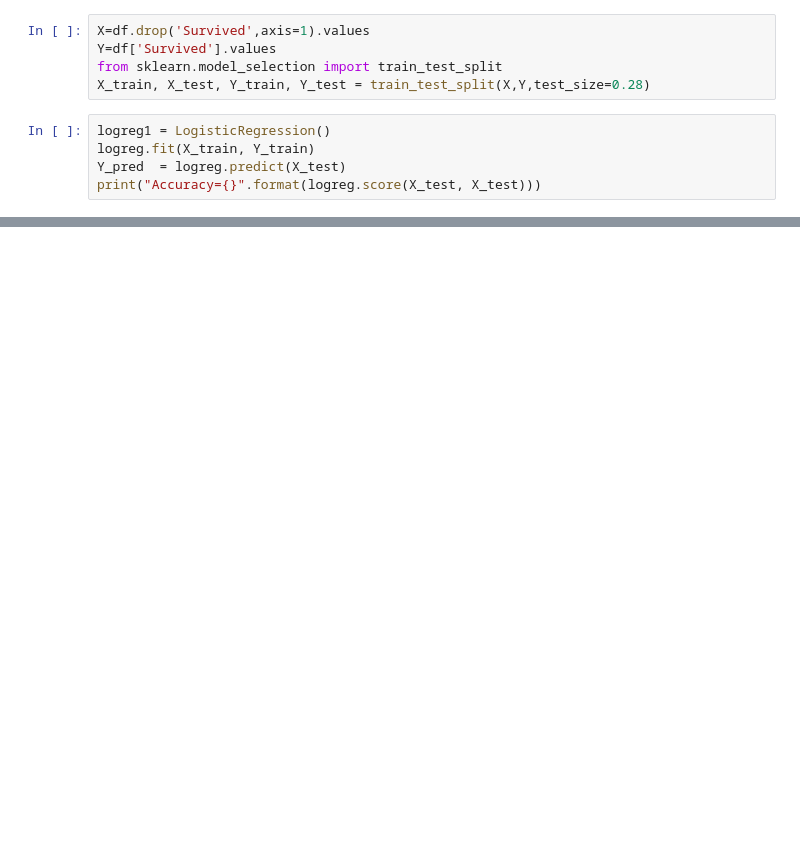
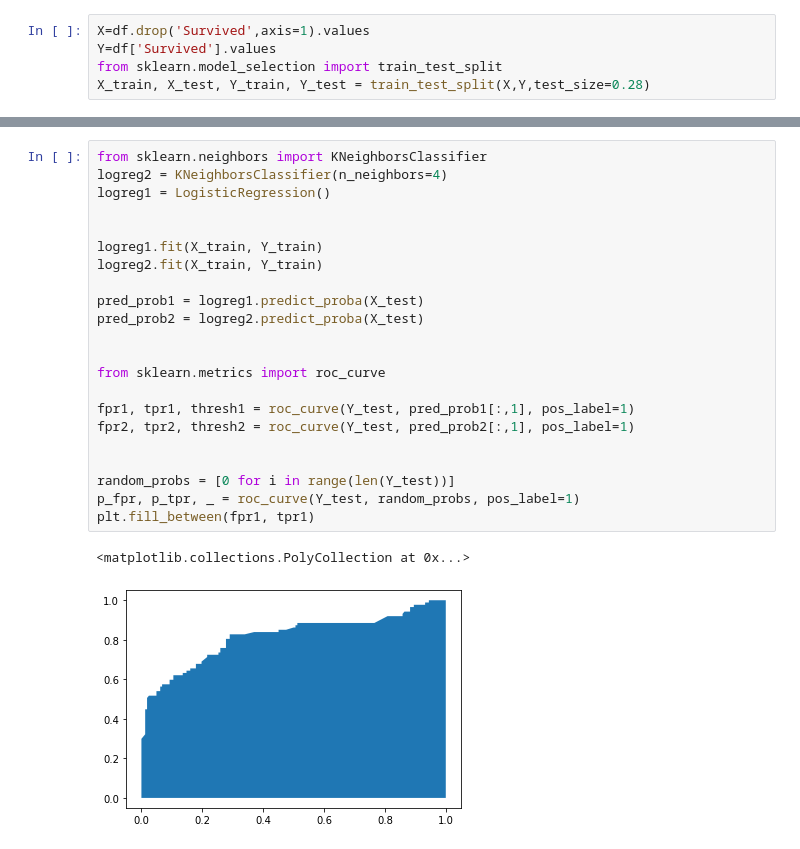
Before and after one commit to Zazouaya/LOGISTIC-REGRESSION-CP, a Jupyter notebook: LOGISTIC REGRESSION CP.ipynb, the cells around one changed output, grey strips where cells are left out. Drawn from its saved outputs; the diff is of its cells as text; blank space fills up the shorter version.

```diff
--- a/LOGISTIC REGRESSION CP.ipynb
+++ b/LOGISTIC REGRESSION CP.ipynb
@@ -148,8 +149,3 @@ X=df.drop('Survived',axis=1).values
 Y=df['Survived'].values
 from sklearn.model_selection import train_test_split
 X_train, X_test, Y_train, Y_test = train_test_split(X,Y,test_size=0.28)
-# %%
-logreg1 = LogisticRegression()
-logreg.fit(X_train, Y_train)
-Y_pred  = logreg.predict(X_test)
-print("Accuracy={}".format(logreg.score(X_test, X_test)))
@@ -192,0 +165,25 @@ print(auc_score1, auc_score2)
+# %%
+from sklearn.neighbors import KNeighborsClassifier
+logreg2 = KNeighborsClassifier(n_neighbors=4)
+logreg1 = LogisticRegression()
+
+
+logreg1.fit(X_train, Y_train)
+logreg2.fit(X_train, Y_train)
+
+pred_prob1 = logreg1.predict_proba(X_test)
+pred_prob2 = logreg2.predict_proba(X_test)
+
+
+from sklearn.metrics import roc_curve
+
+fpr1, tpr1, thresh1 = roc_curve(Y_test, pred_prob1[:,1], pos_label=1)
+fpr2, tpr2, thresh2 = roc_curve(Y_test, pred_prob2[:,1], pos_label=1)
+
+
+random_probs = [0 for i in range(len(Y_test))]
+p_fpr, p_tpr, _ = roc_curve(Y_test, random_probs, pos_label=1)
+plt.fill_between(fpr1, tpr1)
+# %% [output]
+<matplotlib.collections.PolyCollection at 0x...>
+[figure, added]
```
Also changed, not shown: parts of 9 cells of this notebook.
